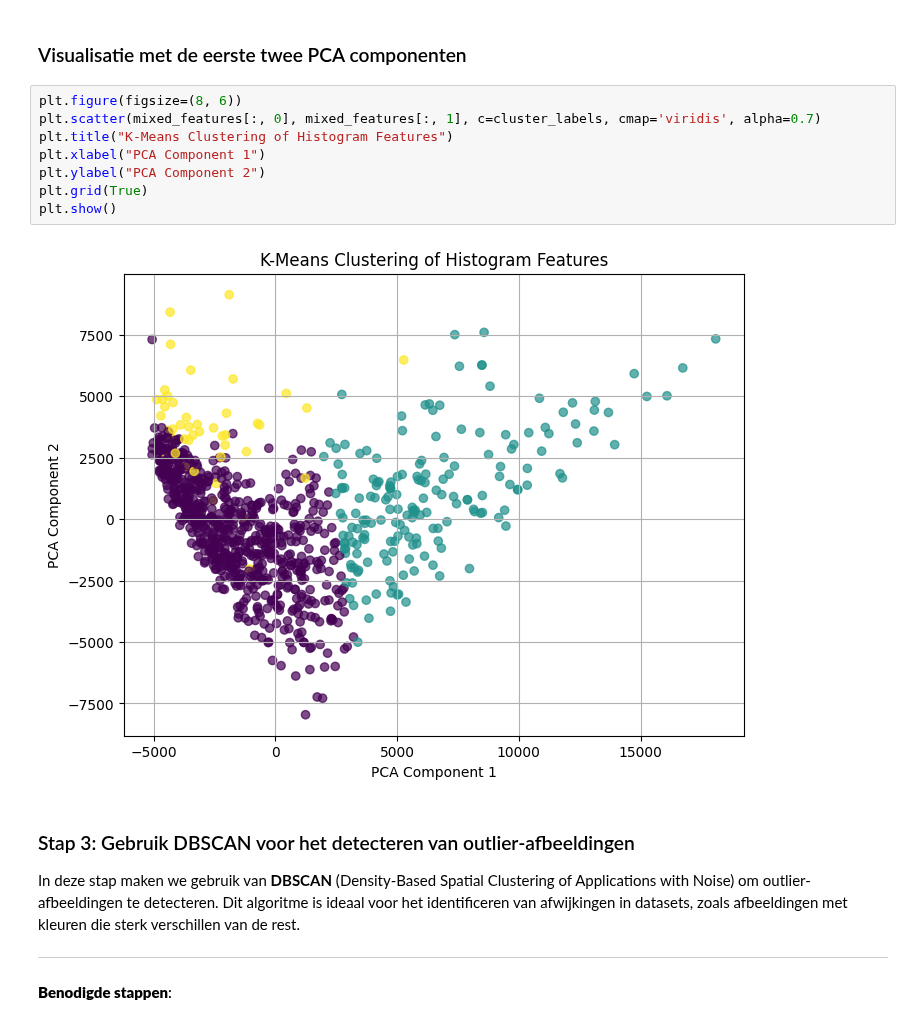
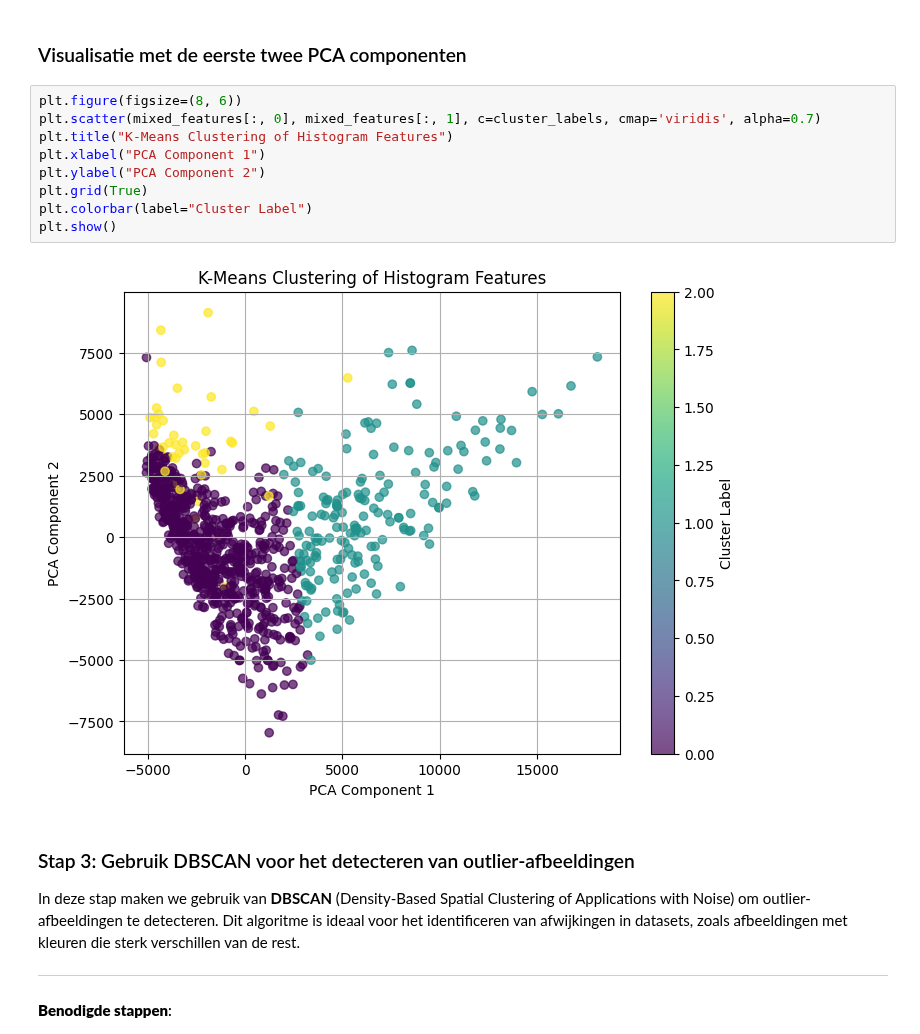
Before and after one commit to yanj27/Smart_Industry, a Jupyter notebook: Smart Industry/College 7/Werkcollege_7_RGB.ipynb, the cells around one changed output. Saved outputs shown, nothing was run; the diff lists cells and outputs as text.

Commit message:
Added colorbar for stap 2

```diff
--- a/Smart Industry/College 7/Werkcollege_7_RGB.ipynb
+++ b/Smart Industry/College 7/Werkcollege_7_RGB.ipynb
@@ -328,13 +328,14 @@ cluster_labels = kmeans.fit_predict(mixed_features)
 # %%
 plt.figure(figsize=(8, 6))
 plt.scatter(mixed_features[:, 0], mixed_features[:, 1], c=cluster_labels, cmap='viridis', alpha=0.7)
 plt.title("K-Means Clustering of Histogram Features")
 plt.xlabel("PCA Component 1")
 plt.ylabel("PCA Component 2")
 plt.grid(True)
+plt.colorbar(label="Cluster Label")
 plt.show()
 # %% [output]
-[figure, old version]
+[figure, new version]
 # %% [markdown]
 ### Stap 3: Gebruik DBSCAN voor het detecteren van outlier-afbeeldingen
 
```
